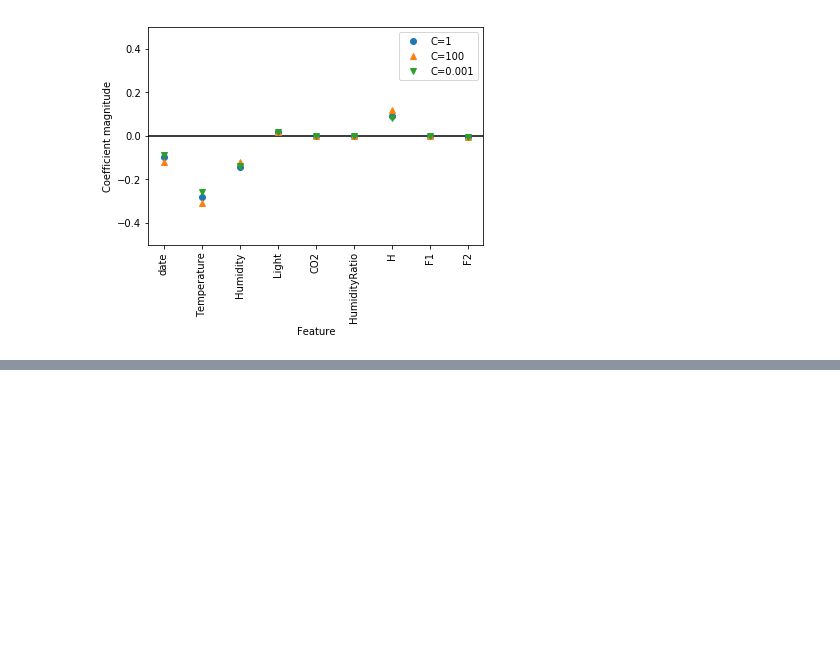
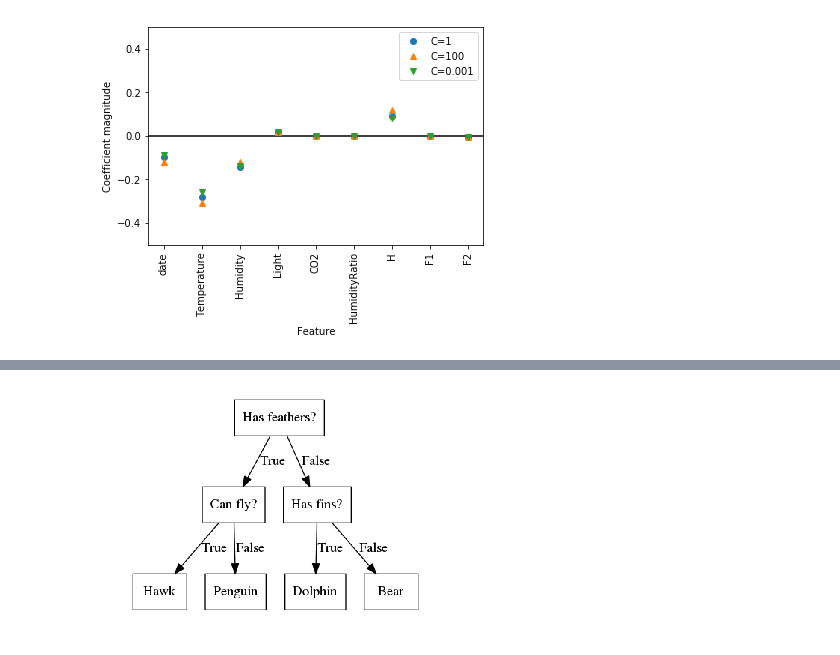
Before and after one commit to emremrah/data-mining-project-1, a Jupyter notebook: DataMiningProject1.ipynb, the cells around one changed output, grey strips where cells are left out. Drawn from its saved outputs; the diff is of its cells as text; code cells hidden in the pictures; blank space fills up the shorter version.

Commit message:
Implemented basic decision and ensembled trees scores

```diff
--- a/DataMiningProject1.ipynb
+++ b/DataMiningProject1.ipynb
@@ -569,0 +577,4 @@ plt.legend()
+# %%
+mglearn.plots.plot_animal_tree()
+# %% [output]
+[figure, added]
```
Also changed, not shown: parts of 11 cells of this notebook.
